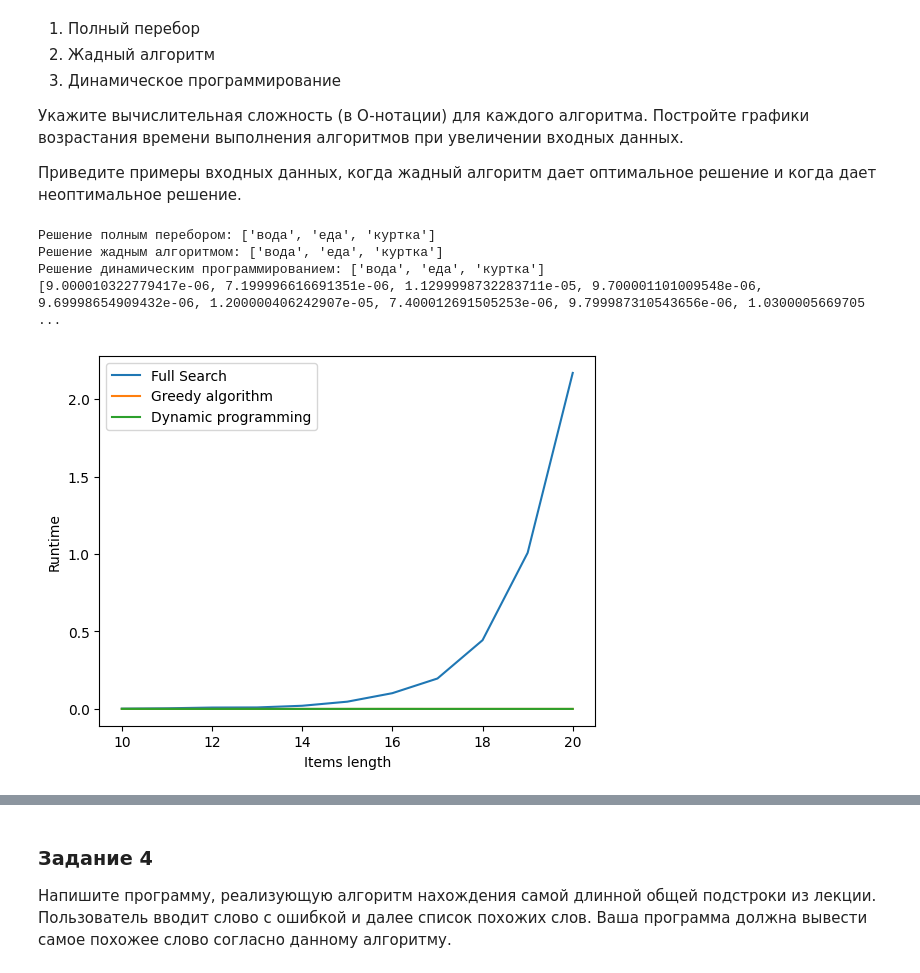
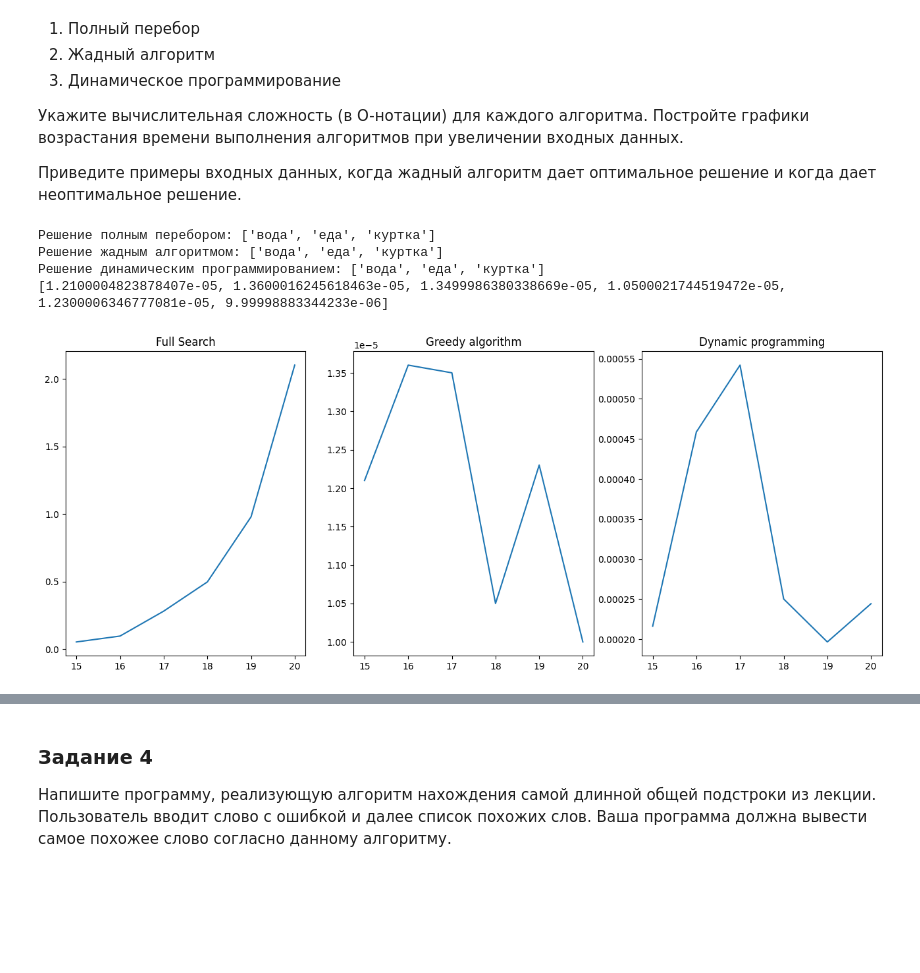
Before and after one commit to greendolf/lab6alg, a Jupyter notebook: lab6.ipynb, the cells around one changed output, grey strips where cells are left out. Cells and saved outputs as stored; diff of their text form; code cells hidden in the pictures; blank space fills up the shorter version.

```diff
--- a/lab6.ipynb
+++ b/lab6.ipynb
@@ -68,9 +73,9 @@ def full(vol: int, items: list) -> list:
     return best_combination
 
 
-
 # Жадный алгоритм даёт оптимальное решение, когда самые дорогие предметы имеют оправданный вес по сравнению с предметами той же ценности,
 # и наоборот, даёт неоптимальное решение, когда взять несколько более дешёвых предметов было бы выгоднее одного самого дорогого
+
 
 def greedy(vol: int, items: list) -> list:
     # Сортируем предметы в порядке убывания стоимости
@@ -126,17 +131,14 @@ def dynamic(vol: int, items: list) -> list:
     return result[::-1]
 
 
-
 vol = 6
 
 items = [
     ("вода", 2, 8),
     ("книга", 2, 5),
     ("еда", 3, 7),
-
     ("куртка", 1, 3),
     ("камера", 2, 4),
-
 ]
 
 
@@ -156,39 +158,47 @@ time_search = timeit.Timer("full(v, items)", globals=globals())
 time_greedy = timeit.Timer("greedy(v, items)", globals=globals())
 time_dynamic = timeit.Timer("dynamic(v, items)", globals=globals())
 
-for i in range(10, 21):
+for i in range(15, 21):
     plt_x.append(i)
     v = random.randint(1, 100)
     items = [
         (
             "".join(random.choice(string.ascii_lowercase) for m in range(v)),
             random.randint(1, 10),
             random.randint(1, 20),
         )
         for j in range(i)
     ]
 
     time1 = time_search.timeit(number=1)
     plt_search.append(time1)
 
     time2 = time_greedy.timeit(number=1)
     plt_greedy.append(time2)
 
     time3 = time_dynamic.timeit(number=1)
     plt_dynamic.append(time3)
 
 print(plt_greedy)
 
-plt.plot(plt_x, plt_search, label="Full Search")
-plt.plot(plt_x, plt_greedy, label="Greedy algorithm")
-plt.plot(plt_x, plt_dynamic, label="Dynamic programming")
-plt.xlabel("Items length")
-plt.ylabel("Runtime")
-plt.legend()
+plt.figure(figsize=(16, 6), dpi=100)
+plt.subplot(1, 3, 1)
+plt.plot(plt_x, plt_search)
+plt.title("Full Search")
+
+
+plt.subplot(1, 3, 2)
+plt.plot(plt_x, plt_greedy)
+plt.title("Greedy algorithm")
+
+plt.subplot(1, 3, 3)
+plt.plot(plt_x, plt_dynamic)
+plt.title("Dynamic programming")
+
 plt.show()
 # %% [output]
 Решение полным перебором: ['вода', 'еда', 'куртка']
 Решение жадным алгоритмом: ['вода', 'еда', 'куртка']
 Решение динамическим программированием: ['вода', 'еда', 'куртка']
-[9.000010322779417e-06, 7.199996616691351e-06, 1.1299998732283711e-05, 9.700001101009548e-06, 9.69998654909432e-06, 1.200000406242907e-05, 7.400012691505253e-06, 9.799987310543656e-06, 1.0300005669705 ...
+[1.2100004823878407e-05, 1.3600016245618463e-05, 1.3499986380338669e-05, 1.0500021744519472e-05, 1.2300006346777081e-05, 9.99998883344233e-06]
-[figure, old version]
+[figure, new version]
```
Also changed, not shown: parts of 12 cells of this notebook.
